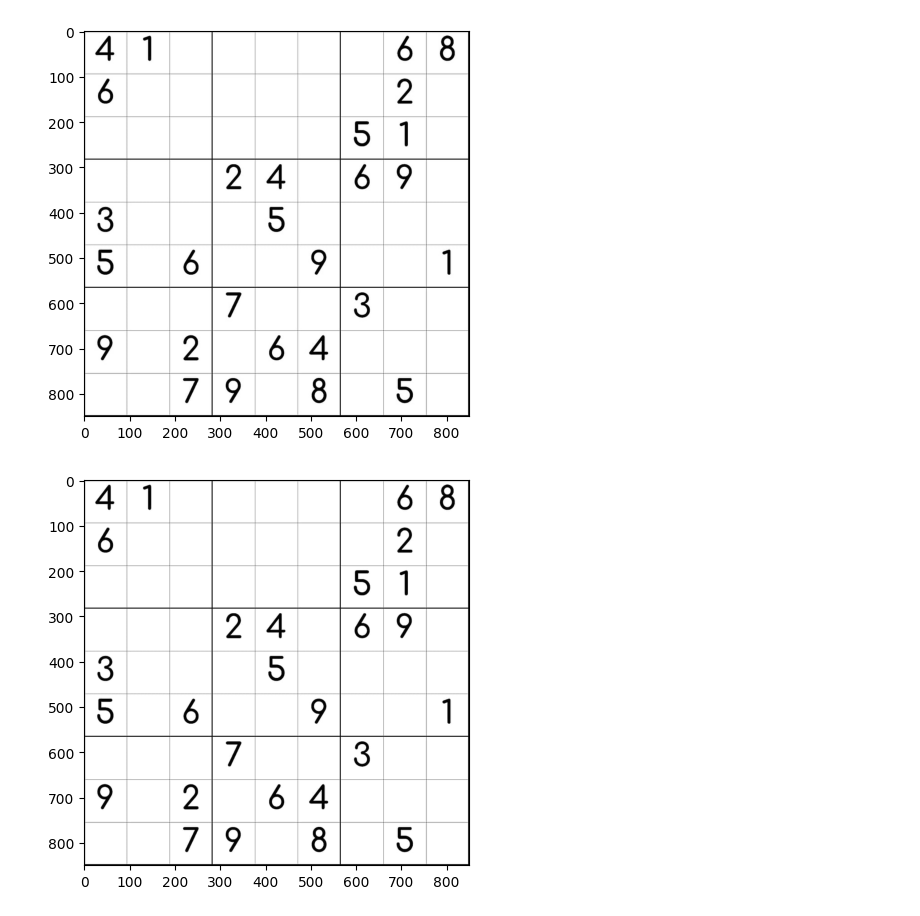
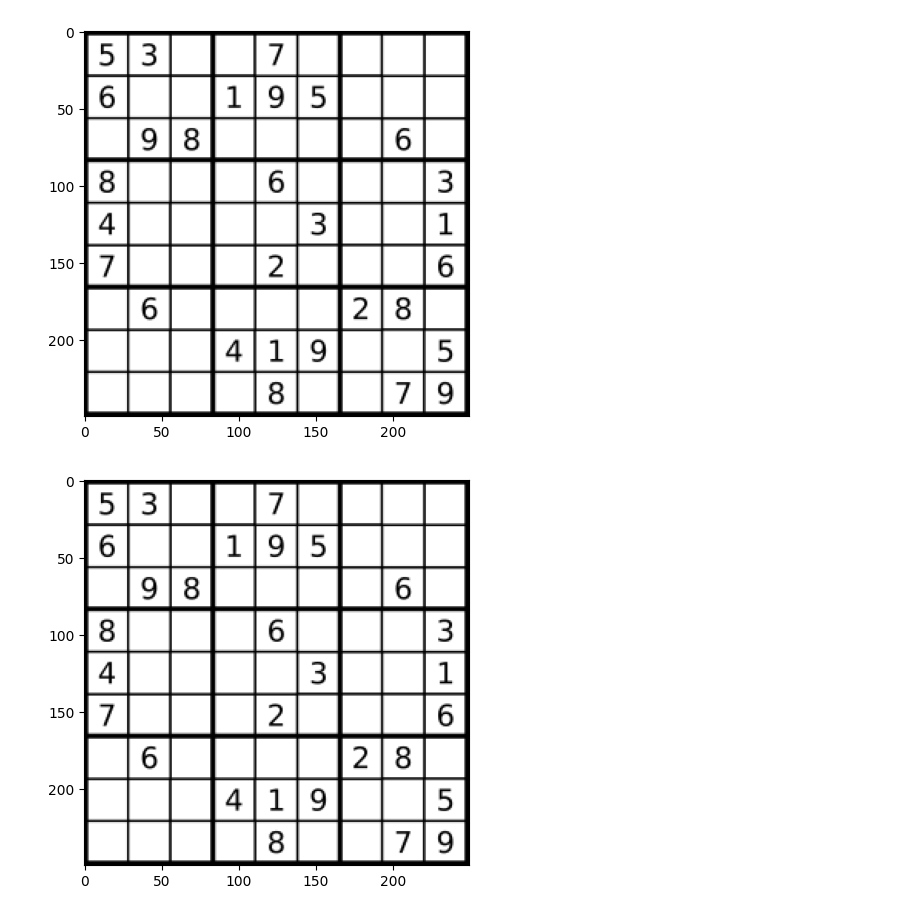
Before and after one commit to MuhammetAliVarlik/Digital-Image-Processing-Projects, a Jupyter notebook: Image Processing/9-Sudoku Solver/Sudoku Solver.ipynb, the cells around one changed output. Cells and saved outputs as stored; diff of their text form; code cells hidden in the pictures.

```diff
--- a/Image Processing/9-Sudoku Solver/Sudoku Solver.ipynb
+++ b/Image Processing/9-Sudoku Solver/Sudoku Solver.ipynb
@@ -3,13 +3,13 @@ import cv2
 import numpy as np
 import matplotlib.pyplot as plt
 # %%
-img=cv2.imread("../img/sudoku.jpg")
+img=cv2.imread("../img/sudoku.png")
 plt.figure(figsize=(14, 5))
 # BGR to RGB [..., ::-1]
 plt.imshow(img[..., ::-1])
 plt.show()
 # %% [output]
-[figure, old version]
+[figure, new version]
 # %%
 imgGray=cv2.cvtColor(img,cv2.COLOR_BGR2GRAY)
 
@@ -18,7 +18,7 @@ plt.figure(figsize=(14, 5))
 plt.imshow(imgGray,cmap="gray")
 plt.show()
 # %% [output]
-[figure, old version]
+[figure, new version]
 # %%
 imgGrayInv=cv2.bitwise_not(imgGray)
 imgThresh=cv2.adaptiveThreshold(imgGrayInv,255,cv2.ADAPTIVE_THRESH_MEAN_C,cv2.THRESH_BINARY,15,-2)
```
Also changed, not shown: parts of 19 cells of this notebook, 16 other files.
